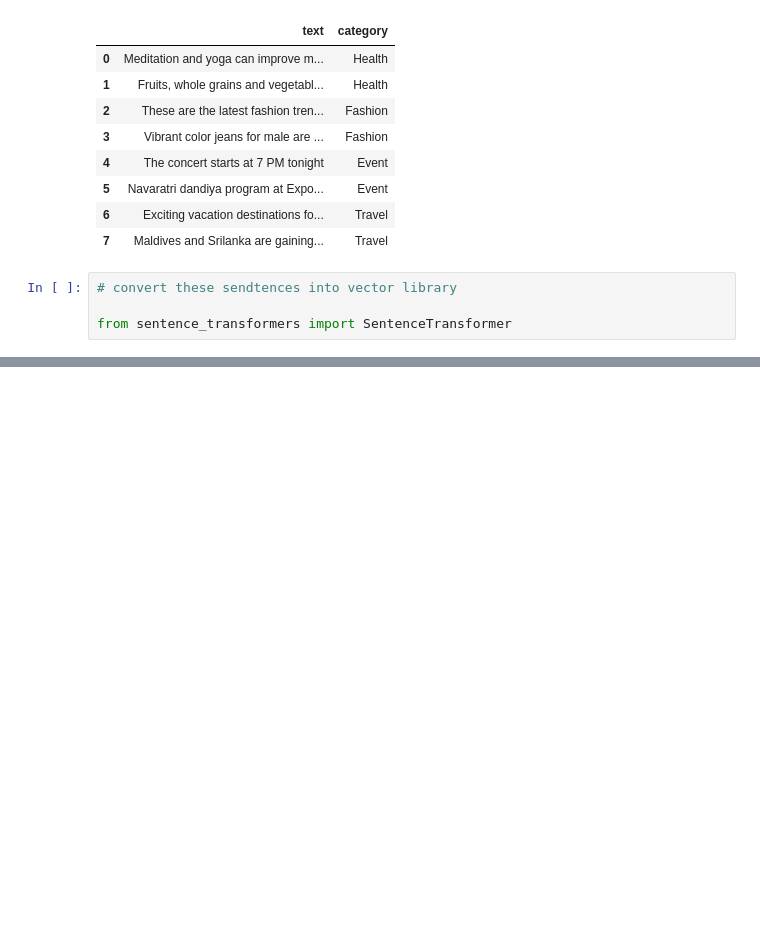
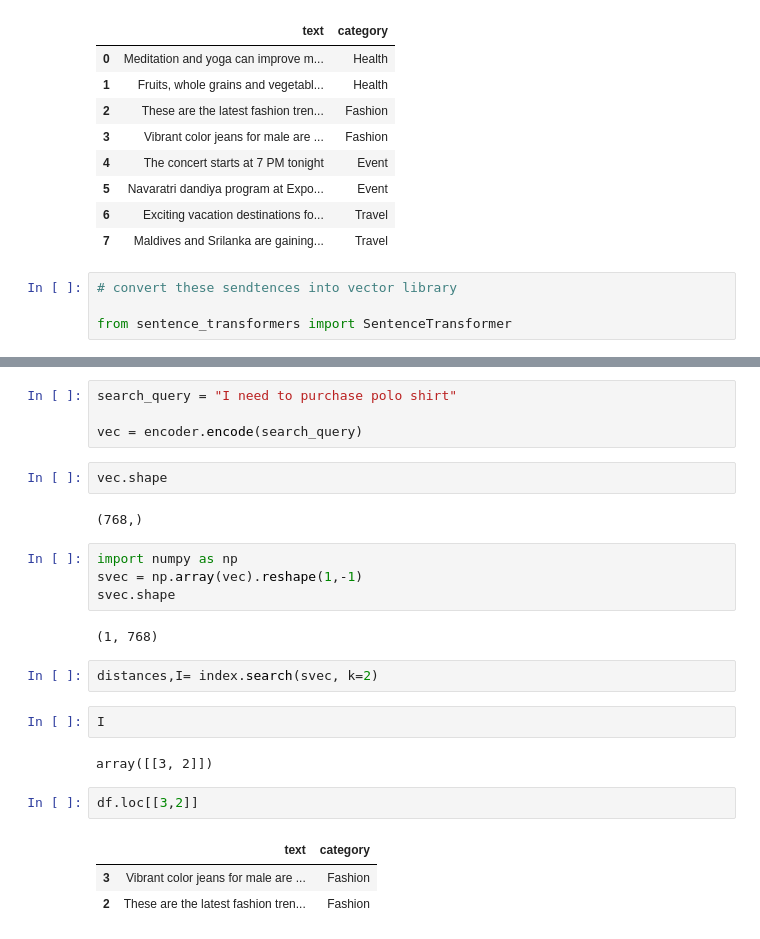
Before and after one commit to Parakh17/Generative-AI-LLM-Project, a Jupyter notebook: new.ipynb, the cells around one changed output, grey strips where cells are left out. Drawn from its saved outputs; the diff is of its cells as text; blank space fills up the shorter version.

```diff
--- a/new.ipynb
+++ b/new.ipynb
@@ -217,0 +256,26 @@ Error:
+# %%
+search_query = "I need to purchase polo shirt"
+
+vec = encoder.encode(search_query)
+# %%
+vec.shape
+# %% [output]
+(768,)
+# %%
+import numpy as np
+svec = np.array(vec).reshape(1,-1)
+svec.shape
+# %% [output]
+(1, 768)
+# %%
+distances,I= index.search(svec, k=2)
+# %%
+I
+# %% [output]
+array([[3, 2]])
+# %%
+df.loc[[3,2]]
+# %% [output]
+|  | text | category |
+| 3 | Vibrant color jeans for male are ... | Fashion |
+| 2 | These are the latest fashion tren... | Fashion |
```
Also changed, not shown: parts of 9 cells of this notebook.
